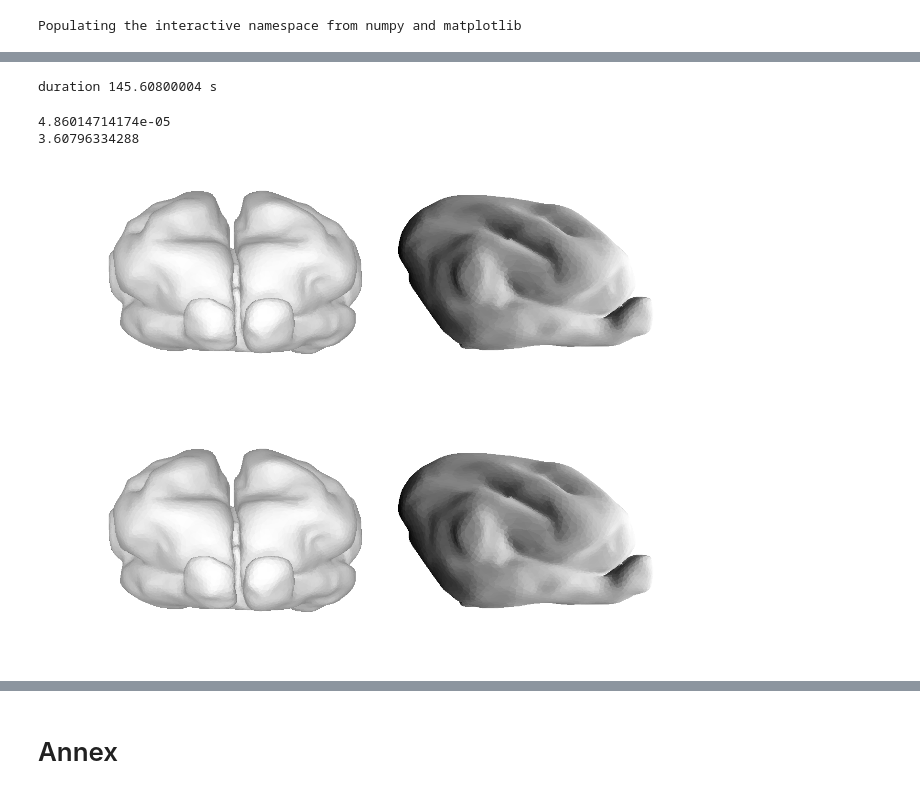
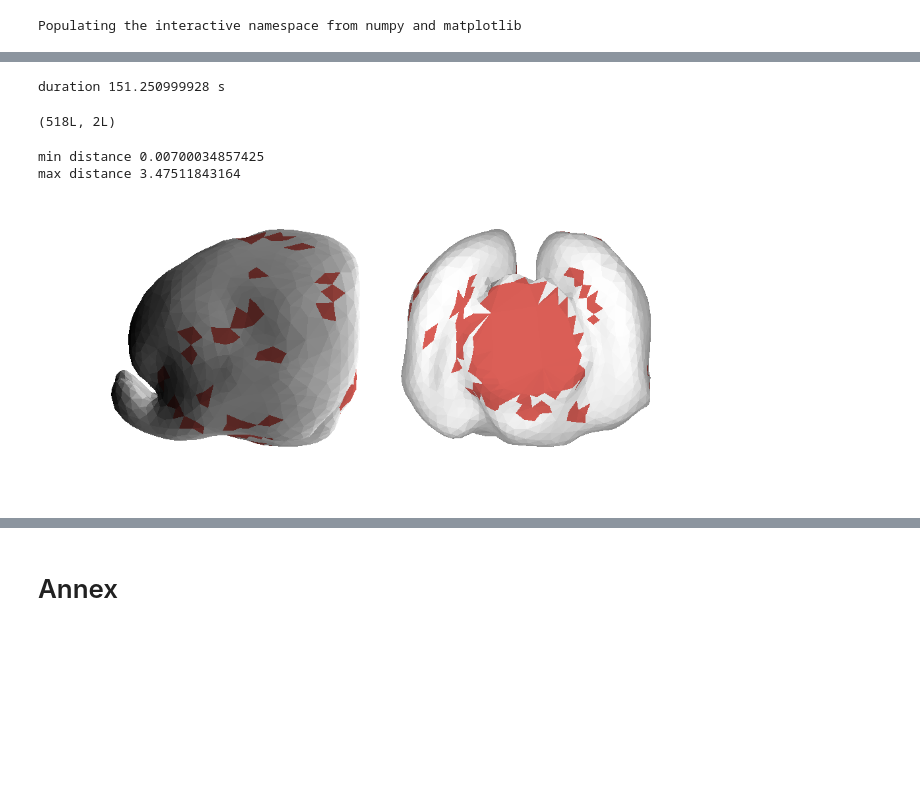
Before and after one commit to celinede/scripts4DWI_dipy_brainhack, a Jupyter notebook: findClosestPoint.ipynb, the cells around one changed output, grey strips where cells are left out. Drawn from its saved outputs; the diff is of its cells as text; code cells hidden in the pictures; blank space fills up the shorter version.

Commit message:
find closest point last updates

```diff
--- a/findClosestPoint.ipynb
+++ b/findClosestPoint.ipynb
@@ -154,10 +154,16 @@ def findClosestPoint(ep, mesh):
 
         #print 'i',i
         for k in range(3):
-            v = ep - pt[t[i,k]] #distance to the normal of the triangle
-            d1 = np.absolute(np.dot(v, n[t[i,k]]))
+
+            #http://mathinsight.org/distance_point_plane
+            #v = ep - pt[t[i,k]] #distance to the normal of the triangle
+            #d1 = np.absolute(np.dot(v, n[t[i,k]]))
 
             #d1 = spdist.euclidean(ep,pt[t[i,k]]) #euclidean distance point/endpoint
+
+            #https://fr.wikipedia.org/wiki/Distance_d'un_point_%C3%A0_une_droite
+            v = ep - pt[t[i,k]]
+            d1 = np.linalg.norm(np.cross(v,n[t[i,k]]))/np.linalg.norm(n[t[i,k]])
 
             if d1 < d:
                 d = d1
@@ -170,7 +176,7 @@ def findClosestPoint(ep, mesh):
 # read .ply mesh
 pathDesktop = 'C:/Users/cdelettre/Desktop/'
 
-subj = 'P8_F10'
+subj = 'P2_F25'
 path = 'C:/Users/cdelettre/Desktop/Ferrets/'+subj+'/'
 fmesh = path+subj+'_mesh.ply'
 mesh = open_ply(fmesh)
@@ -187,5 +193,5 @@ print nt
 # %%
 # read the set of endpoints
 
-fendpoints = path+'P8_F10_endpoints_adjusted.txt'
+fendpoints = path+subj+'_endpoints.txt'
 endpoints = np.loadtxt(fendpoints)
@@ -197,10 +207,10 @@ endpoints = np.loadtxt(fendpoints)
 
 import time
 
-ep_try = endpoints[0:100] #if only one point then: [endpoints[0]]
+ep_try = endpoints[0:300] #if only one point then: [endpoints[0]]
 printInfos = False
 
-ep_list = ep_try
+ep_list = endpoints
 
 ts = time.time()
 #print 'ts', ts
@@ -237,7 +247,11 @@ te = time.time()
 #print 'te',te
 print 'duration',te-ts,'s'
 # %% [output]
-duration 145.60800004 s
+duration 151.250999928 s
+# %%
+ep_lab.shape
+# %% [output]
+(518L, 2L)
 # %%
 # Bin the projected points by their distance to the original endpoint
 def binPointsWithDistance(ep_lab):
@@ -281,8 +295,8 @@ def binPointsWithDistance(ep_lab):
 # %%
 pep = binPointsWithDistance(triangles)
 # %% [output]
-4.86014714174e-05
-3.60796334288
+min distance 0.00700034857425
+max distance 3.47511843164
 # %%
 # compute sulcal shadows
 
@@ -295,13 +309,12 @@ sulc = dot(n, vect)
 # %%
 data = np.ones(mesh["np"])
 
 sns.set_context('poster')
 sns.set_style("white")
 
-plot_surf.create_fig( coords=mesh["p"], faces=mesh["t"],  labels=pep, sulc=sulc, azims=[180, 90], elevs=[0, 0], cpal='hls', cbar=True, alpha=1)
-#plt.savefig(path+'P16_F21_sulc_fig.png')
+plot_surf.create_fig( coords=mesh["p"], faces=mesh["t"],  labels=[ep_lab[:,0]], sulc=sulc, azims=[270, 0], elevs=[0, 0], cpal='hls', cbar=True, alpha=1)
+#plt.savefig(path+subj+'_allep_3_3.png')
 
 #plt.plot(endpoints[:,0],endpoints[:,1])
 # %% [output]
-[figure, old version]
+[figure, new version]
-[figure, removed]
```
Also changed, not shown: parts of 18 cells of this notebook, 1 other file.
